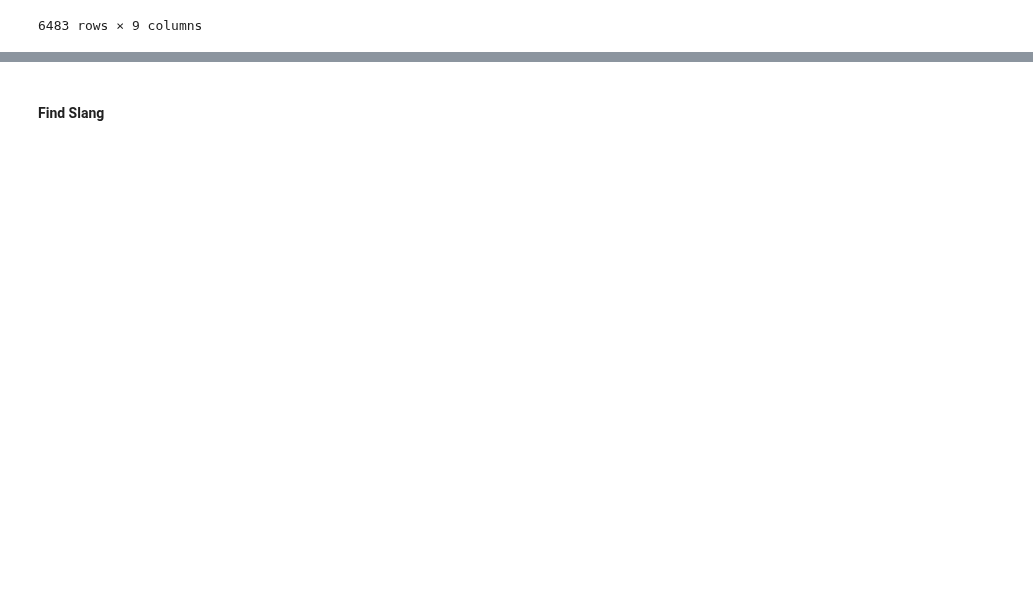
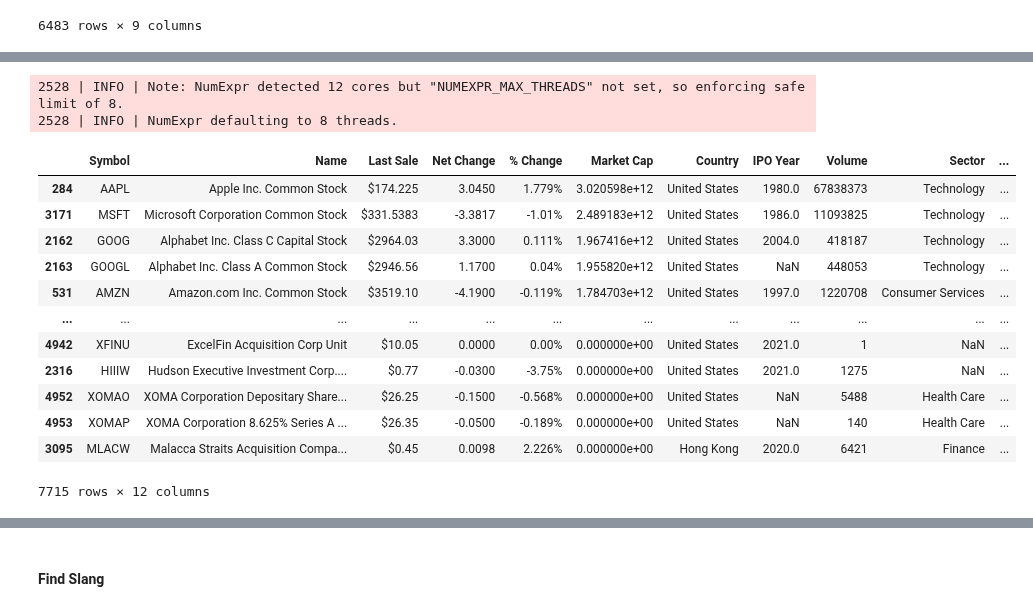
Before and after one commit to kyle-rgb/Discord_Project, a Jupyter notebook: notebooks/Data_Cleaning.ipynb, the cells around one changed output, grey strips where cells are left out. Saved outputs shown, nothing was run; the diff lists cells and outputs as text; code cells hidden in the pictures; blank space fills up the shorter version.

```diff
--- a/notebooks/Data_Cleaning.ipynb
+++ b/notebooks/Data_Cleaning.ipynb
@@ -498,0 +527,18 @@ total_df[lambda x:(x.content.str.contains(company_regex))]
+# %%
+tickers_df.dropna(subset=["Market Cap"]).sort_values(["Market Cap"], ascending=False)
+# %% [output]
+2528 | INFO | Note: NumExpr detected 12 cores but "NUMEXPR_MAX_THREADS" not set, so enforcing safe limit of 8.
+2528 | INFO | NumExpr defaulting to 8 threads.
+|  | Symbol | Name | Last Sale | Net Change | % Change | Market Cap | Country | IPO Year | Volume | Sector | ... |
+| 284 | AAPL | Apple Inc. Common Stock | $174.225 | 3.0450 | 1.779% | 3.020598e+12 | United States | 1980.0 | 67838373 | Technology | ... |
+| 3171 | MSFT | Microsoft Corporation Common Stock | $331.5383 | -3.3817 | -1.01% | 2.489183e+12 | United States | 1986.0 | 11093825 | Technology | ... |
+| 2162 | GOOG | Alphabet Inc. Class C Capital Stock | $2964.03 | 3.3000 | 0.111% | 1.967416e+12 | United States | 2004.0 | 418187 | Technology | ... |
+| 2163 | GOOGL | Alphabet Inc. Class A Common Stock | $2946.56 | 1.1700 | 0.04% | 1.955820e+12 | United States | NaN | 448053 | Technology | ... |
+| 531 | AMZN | Amazon.com Inc. Common Stock | $3519.10 | -4.1900 | -0.119% | 1.784703e+12 | United States | 1997.0 | 1220708 | Consumer Services | ... |
+| ... | ... | ... | ... | ... | ... | ... | ... | ... | ... | ... | ... |
+| 4942 | XFINU | ExcelFin Acquisition Corp Unit | $10.05 | 0.0000 | 0.00% | 0.000000e+00 | United States | 2021.0 | 1 | NaN | ... |
+| 2316 | HIIIW | Hudson Executive Investment Corp.... | $0.77 | -0.0300 | -3.75% | 0.000000e+00 | United States | 2021.0 | 1275 | NaN | ... |
+| 4952 | XOMAO | XOMA Corporation Depositary Share... | $26.25 | -0.1500 | -0.568% | 0.000000e+00 | United States | NaN | 5488 | Health Care | ... |
+| 4953 | XOMAP | XOMA Corporation 8.625% Series A ... | $26.35 | -0.0500 | -0.189% | 0.000000e+00 | United States | NaN | 140 | Health Care | ... |
+| 3095 | MLACW | Malacca Straits Acquisition Compa... | $0.45 | 0.0098 | 2.226% | 0.000000e+00 | Hong Kong | 2020.0 | 6421 | Finance | ... |
+7715 rows × 12 columns
```
Also changed, not shown: parts of 41 cells of this notebook, 8 other files.
